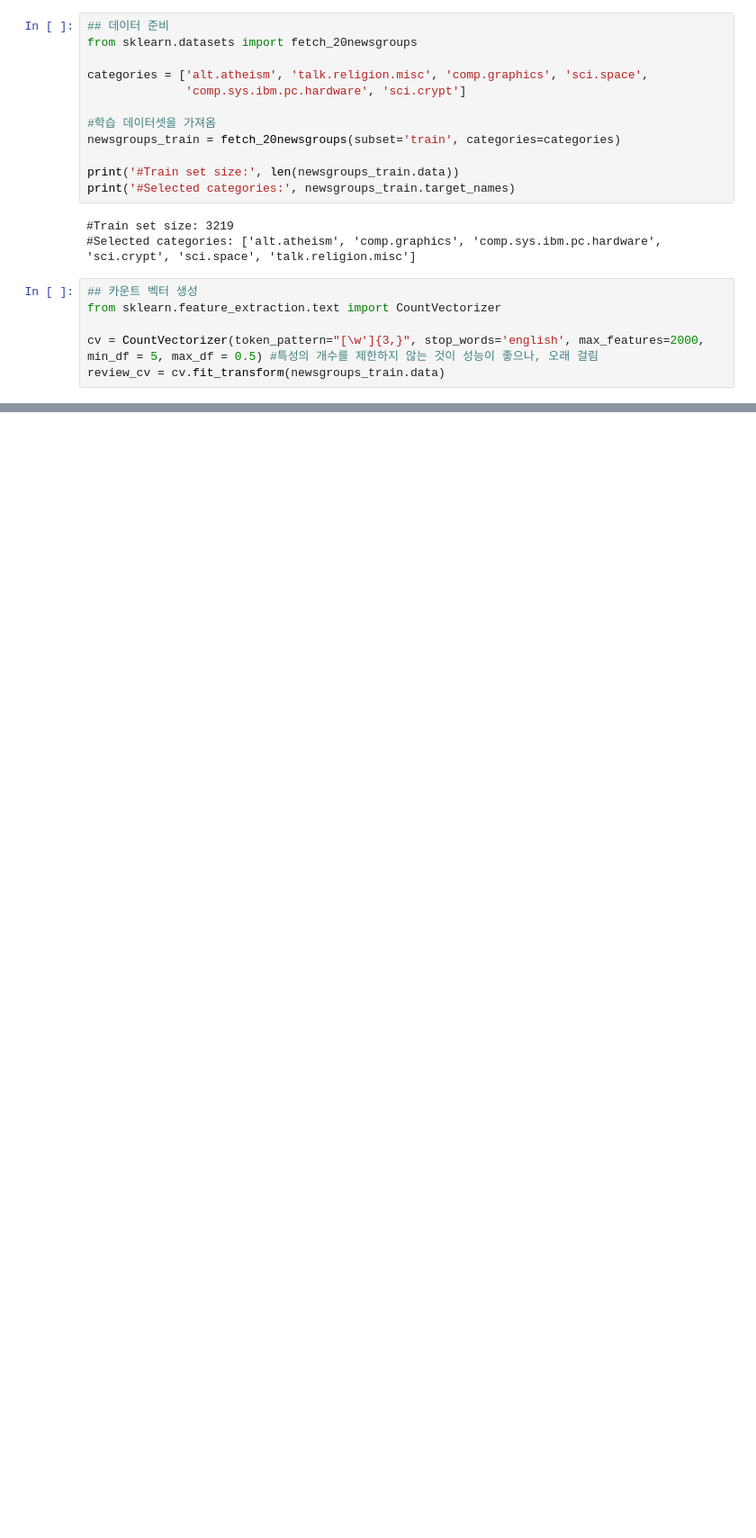
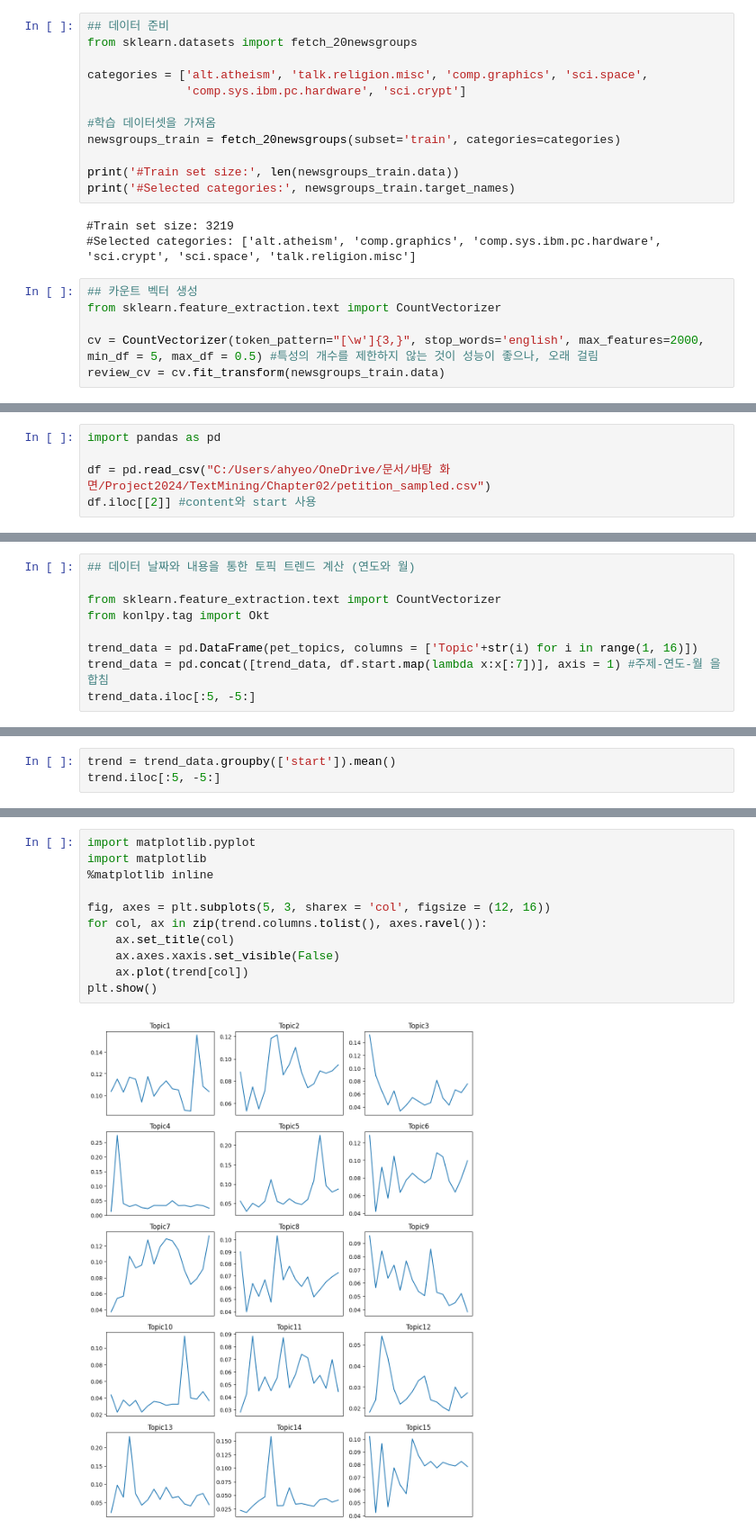
Before and after one commit to Yoon-Ahyeon/TextMining, a Jupyter notebook: Chapter02/PCAandTopicModeling.ipynb, the cells around one changed output, grey strips where cells are left out. Shown at 90% size. Drawn from its saved outputs; the diff is of its cells as text; blank space fills up the shorter version.

```diff
--- a/Chapter02/PCAandTopicModeling.ipynb
+++ b/Chapter02/PCAandTopicModeling.ipynb
@@ -471,0 +746,5 @@ n_jobs : 사용하는 프로세서 수 (-1이면, 모든 프로세서 활용)
+# %%
+import pandas as pd
+
+df = pd.read_csv("C:/Users/ahyeo/OneDrive/문서/바탕 화면/Project2024/TextMining/Chapter02/petition_sampled.csv")
+df.iloc[[2]] #content와 start 사용
@@ -471,0 +803,9 @@ n_jobs : 사용하는 프로세서 수 (-1이면, 모든 프로세서 활용)
+# %%
+## 데이터 날짜와 내용을 통한 토픽 트렌드 계산 (연도와 월)
+
+from sklearn.feature_extraction.text import CountVectorizer
+from konlpy.tag import Okt
+
+trend_data = pd.DataFrame(pet_topics, columns = ['Topic'+str(i) for i in range(1, 16)])
+trend_data = pd.concat([trend_data, df.start.map(lambda x:x[:7])], axis = 1) #주제-연도-월 을 합침
+trend_data.iloc[:5, -5:]
@@ -471,0 +819,3 @@ n_jobs : 사용하는 프로세서 수 (-1이면, 모든 프로세서 활용)
+# %%
+trend = trend_data.groupby(['start']).mean()
+trend.iloc[:5, -5:]
@@ -471,0 +830,13 @@ n_jobs : 사용하는 프로세서 수 (-1이면, 모든 프로세서 활용)
+# %%
+import matplotlib.pyplot
+import matplotlib
+%matplotlib inline
+
+fig, axes = plt.subplots(5, 3, sharex = 'col', figsize = (12, 16))
+for col, ax in zip(trend.columns.tolist(), axes.ravel()):
+    ax.set_title(col)
+    ax.axes.xaxis.set_visible(False)
+    ax.plot(trend[col])
+plt.show()
+# %% [output]
+[figure, added]
```
Also changed, not shown: parts of 38 cells of this notebook, 12 other files.
